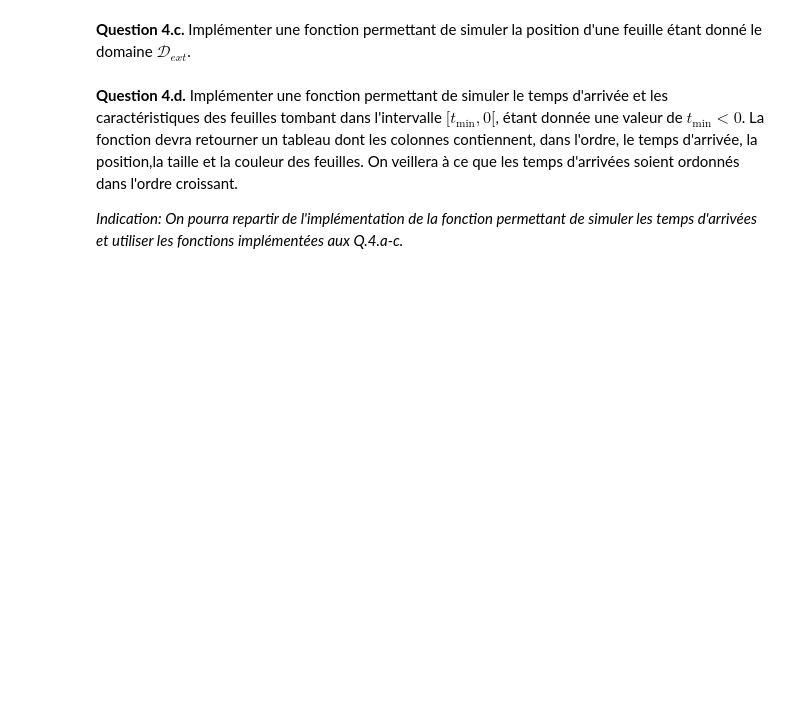
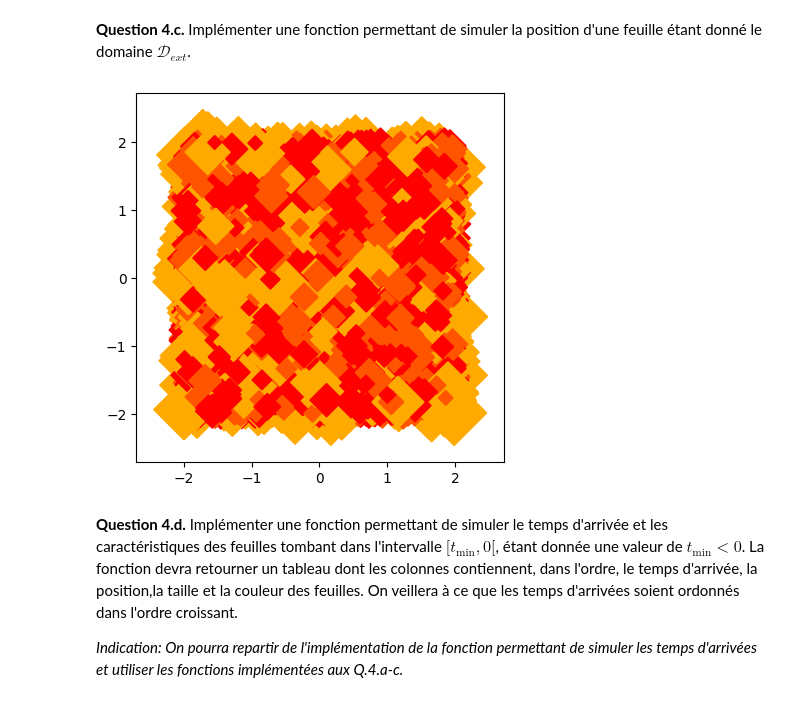
Before and after one commit to lucas-duhautois/Projet_numerique_proba, a Jupyter notebook: PN_Probas_24-25_VF.ipynb, the cells around one changed output. Cells and saved outputs as stored; diff of their text form; code cells hidden in the pictures; blank space fills up the shorter version.

```diff
--- a/PN_Probas_24-25_VF.ipynb
+++ b/PN_Probas_24-25_VF.ipynb
@@ -360,6 +389,6 @@ theta=1
 **Question 4.a.** Implémenter une fonction permettant de simuler la taille d'une feuille étant donnée sa couleur $i$, et les vecteurs $a,b\in\R^3$ définis à Q.3.b.
 # %%
 def simTaille(i,a,b):
-    ## COMPLETER ###
+    return rd.uniform(a[i], b[i])
 # %% [markdown]
 **Question 4.b.** Implémenter une fonction permettant de simuler la couleur d'une feuille étant donné le vecteur $p\in\R^3$ contenant les probabilités $p_i=\mathbb{P}(c(F)=i)$.
@@ -369,2 +395,5 @@ def simCouleur(p):
+# %%
+def simCouleur(p):
+    return rd.choice(a=np.arange(Nc), p=p)
 # %% [markdown]
 **Question 4.c.** Implémenter une fonction permettant de simuler la position d'une feuille étant donné le domaine $\mathcal{D}_{ext}$.
@@ -374,3 +400,29 @@ def simPosition(Dext):
+# %%
+def simPosition(Dext):
+    return rd.uniform(Dext[0], Dext[1], 2)
+# %%
+# TEST
+
+fig, ax = plt.subplots()
+ax.set_aspect('equal')
+
+# D, Dext
+ax.fill([D[0], D[1], D[1], D[0]], [D[0], D[0], D[1], D[1]], edgecolor = 'black', fill=False)
+ax.fill([Dext[0], Dext[1], Dext[1], Dext[0]], [Dext[0], Dext[0], Dext[1], Dext[1]], edgecolor = 'black', fill=False)
+
+dx, dy = np.array([-1,0,1,0]), np.array([0,1,0,-1])
+
+cmap = plt.colormaps['autumn']
+
+for i in range(10000) :
+    c = simCouleur(p)
+    rho = simTaille(c, a, b)
+    x, y = simPosition(Dext)
+    ax.fill(x + dx*rho, y + dy*rho, color = cmap(c / Nc))
+
+plt.show()
+# %% [output]
+[figure, added]
 # %% [markdown]
 **Question 4.d.** Implémenter une fonction permettant de simuler le temps d'arrivée et les caractéristiques des feuilles tombant dans l'intervalle $[t_{\min},0[$, étant donnée une valeur de $t_{\min}<0$. La fonction devra retourner un tableau dont les colonnes contiennent, dans l'ordre, le temps d'arrivée, la position,la taille et la couleur des feuilles. On veillera à ce que les temps d'arrivées soient ordonnés dans l'ordre croissant.
 
```
Also changed, not shown: parts of 10 cells of this notebook.
